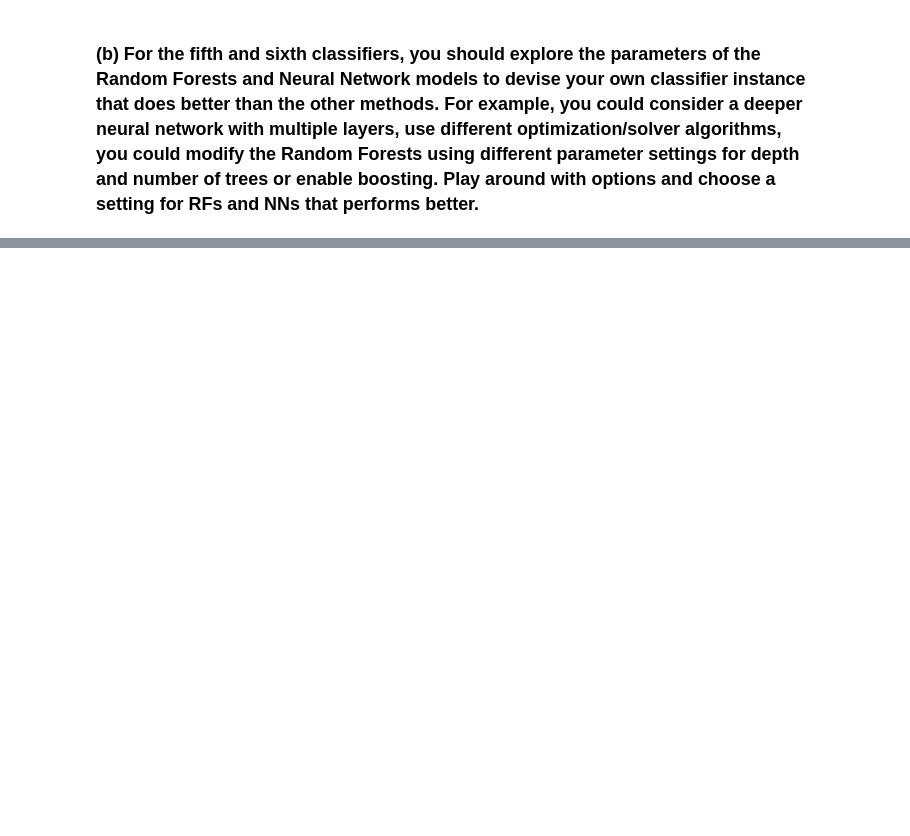
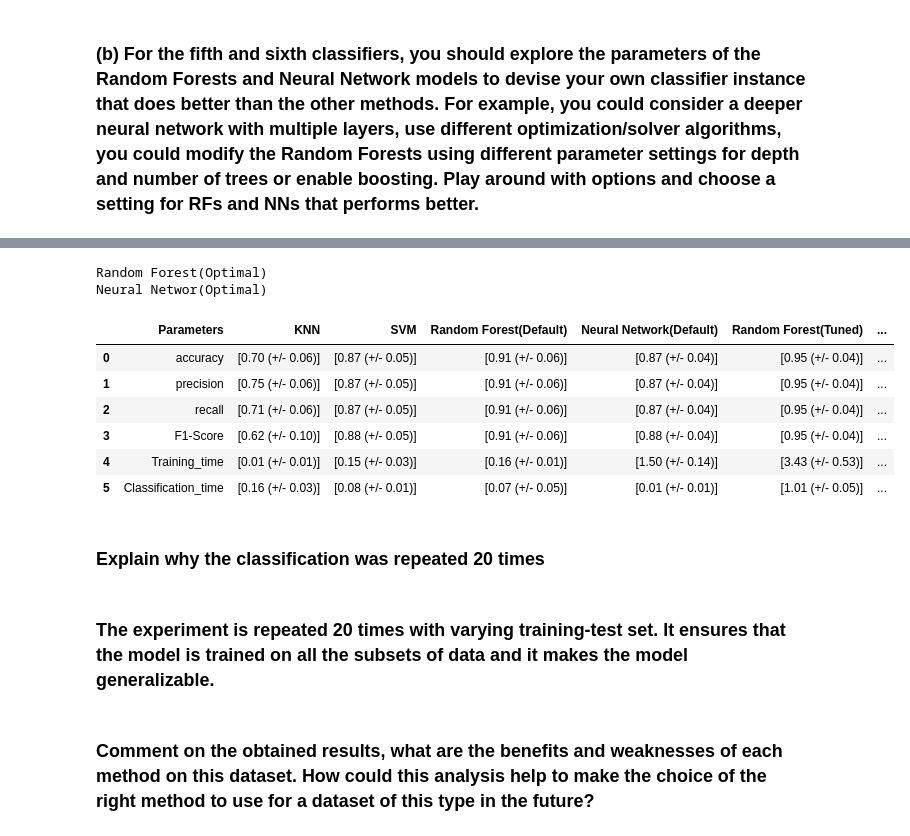
Before and after one commit to shreesha-1990/657A-Assignments, a Jupyter notebook: G21-Assignment2_Code.ipynb, the cells around one changed output, grey strips where cells are left out. Cells and saved outputs as stored; diff of their text form; code cells hidden in the pictures; blank space fills up the shorter version.

```diff
--- a/G21-Assignment2_Code.ipynb
+++ b/G21-Assignment2_Code.ipynb
@@ -320,0 +471,62 @@ weighted avg       0.89      0.89      0.89       660
+# %%
+from sklearn.model_selection import cross_validate
+from sklearn.metrics import recall_score
+from sklearn.model_selection import RepeatedStratifiedKFold
+# perform repeated cross validation
+
+models = []
+#models.append(("KNN",KNeighborsClassifier(n_neighbors=3)))
+#models.append(("SVC",SVC(kernel='rbf',C=10,gamma=0.01,random_state=0)))
+#models.append(("Random Forest(Default)",RandomForestClassifier(n_estimators=100, max_depth=2,random_state=0)))
+#models.append(("Neural Networ(Default)",MLPClassifier(activation='relu',solver='adam', alpha=0.0001,hidden_layer_sizes=(100,), random_state=None)))
+models.append(("Random Forest(Optimal)",RandomForestClassifier(n_estimators=1400, min_samples_split=2, min_samples_leaf=1,max_features= 3,max_depth= 100,bootstrap= True)))
+models.append(("Neural Networ(Optimal)",MLPClassifier(activation='relu', alpha=1e-05, batch_size='auto', beta_1=0.9,beta_2=0.999, early_stopping=False, epsilon=1e-08,hidden_layer_sizes=(57, 57, 57), learning_rate='constant',       learning_rate_init=0.001, max_iter=200, momentum=0.9,       n_iter_no_change=10, nesterovs_momentum=True, power_t=0.5,       random_state=None, shuffle=True, solver='lbfgs', tol=0.0001,validation_fraction=0.1, verbose=False, warm_start=False)))
+
+rskf = RepeatedStratifiedKFold(n_splits=2, n_repeats=20,random_state=None)
+
+names = []
+lst=[]
+lst1=[]
+lst2=[]
+for name,model in models:
+    for train_index, test_index in rskf.split(X, y):
+        X_train, X_test = X.iloc[train_index], X.iloc[test_index]
+        y_train, y_test = y.iloc[train_index], y.iloc[test_index]
+        scoring = ['precision_macro', 'recall_macro','accuracy','f1']
+        scores = cross_validate(model, X_train, y_train, cv=5, scoring=scoring)
+        sorted(scores.keys())
+        #lst.append([("%0.2f (+/- %0.2f)" % (scores['test_accuracy'].mean(), scores['test_accuracy'].std() * 2))],[("%0.2f (+/- %0.2f)" % (scores['test_precision_macro'].mean(), scores['test_precision_macro'].std() * 2))],[("%0.2f (+/- %0.2f)" % (scores['test_recall_macro'].mean(), scores['test_recall_macro'].std() * 2))],[("%0.2f (+/- %0.2f)" % (scores['test_f1'].mean(), scores['test_f1'].std() * 2))],[("%0.2f (+/- %0.2f)" % (scores['fit_time'].mean(), scores['fit_time'].std() * 2))],[("%0.2f (+/- %0.2f)" % (scores['score_time'].mean(), scores['score_time'].std() * 2))])
+    lst2.append([("%0.2f (+/- %0.2f)" % (scores['test_accuracy'].mean(), scores['test_accuracy'].std() * 2))])
+    lst2.append([("%0.2f (+/- %0.2f)" % (scores['test_precision_macro'].mean(), scores['test_precision_macro'].std() * 2))])
+    lst2.append([("%0.2f (+/- %0.2f)" % (scores['test_recall_macro'].mean(), scores['test_recall_macro'].std() * 2))])
+    lst2.append([("%0.2f (+/- %0.2f)" % (scores['test_f1'].mean(), scores['test_f1'].std() * 2))])
+    lst2.append([("%0.2f (+/- %0.2f)" % (scores['fit_time'].mean(), scores['fit_time'].std() * 2))])
+    lst2.append([("%0.2f (+/- %0.2f)" % (scores['score_time'].mean(), scores['score_time'].std() * 2))])
+    #metric_df=pd.DataFrame(lstq)
+    names.append(name)
+
+for i in range(len(names)):
+    print(names[i])
+# %% [output]
+Random Forest(Optimal)
+Neural Networ(Optimal)
+# %%
+data={'Parameters':['accuracy','precision','recall','F1-Score','Training_time','Classification_time'],'KNN': lst[0:6], 'SVM': lst[6:],
+     'Random Forest(Default)': lst1[0:6], 'Neural Network(Default)': lst1[6:],
+     'Random Forest(Tuned)': lst2[0:6], 'Neural Network(Tuned)':lst2[6:]}
+metric_df=pd.DataFrame(data=data)
+metric_df
+# %% [output]
+|  | Parameters | KNN | SVM | Random Forest(Default) | Neural Network(Default) | Random Forest(Tuned) | ... |
+| 0 | accuracy | [0.70 (+/- 0.06)] | [0.87 (+/- 0.05)] | [0.91 (+/- 0.06)] | [0.87 (+/- 0.04)] | [0.95 (+/- 0.04)] | ... |
+| 1 | precision | [0.75 (+/- 0.06)] | [0.87 (+/- 0.05)] | [0.91 (+/- 0.06)] | [0.87 (+/- 0.04)] | [0.95 (+/- 0.04)] | ... |
+| 2 | recall | [0.71 (+/- 0.06)] | [0.87 (+/- 0.05)] | [0.91 (+/- 0.06)] | [0.87 (+/- 0.04)] | [0.95 (+/- 0.04)] | ... |
+| 3 | F1-Score | [0.62 (+/- 0.10)] | [0.88 (+/- 0.05)] | [0.91 (+/- 0.06)] | [0.88 (+/- 0.04)] | [0.95 (+/- 0.04)] | ... |
+| 4 | Training_time | [0.01 (+/- 0.01)] | [0.15 (+/- 0.03)] | [0.16 (+/- 0.01)] | [1.50 (+/- 0.14)] | [3.43 (+/- 0.53)] | ... |
+| 5 | Classification_time | [0.16 (+/- 0.03)] | [0.08 (+/- 0.01)] | [0.07 (+/- 0.05)] | [0.01 (+/- 0.01)] | [1.01 (+/- 0.05)] | ... |
+# %% [markdown]
+### Explain why the classification was repeated 20 times
+# %% [markdown]
+### The experiment is repeated 20 times with varying training-test set. It ensures that the model is trained on all the subsets of data and it makes the model generalizable.
+# %% [markdown]
+### Comment on the obtained results, what are the benefits and weaknesses of each method on this dataset. How could this analysis help to make the choice of the right method to use for a dataset of this type in the future?
```
Also changed, not shown: parts of 15 cells of this notebook.
